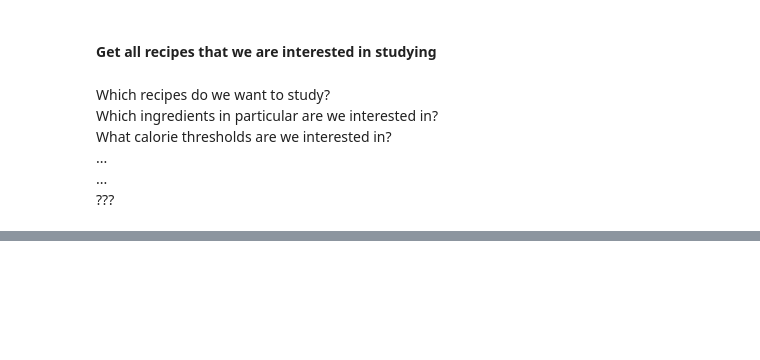
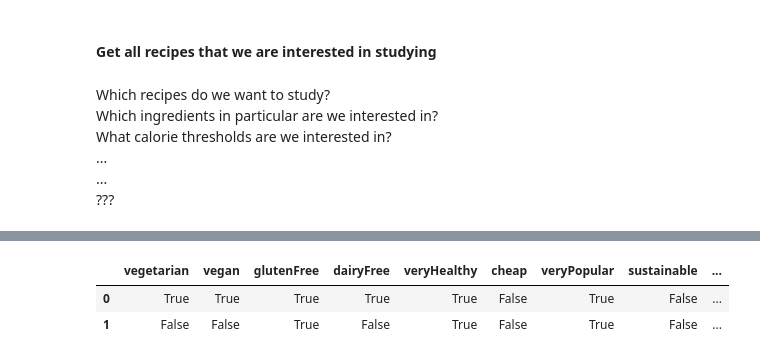
Before and after one commit to alexwcheng/recipe-webpage-ads, a Jupyter notebook: Jupyter_Notebooks/Spoonacular API Calls.ipynb, the cells around one changed output, grey strips where cells are left out. Drawn from its saved outputs; the diff is of its cells as text; code cells hidden in the pictures; blank space fills up the shorter version.

```diff
--- a/Jupyter_Notebooks/Spoonacular API Calls.ipynb
+++ b/Jupyter_Notebooks/Spoonacular API Calls.ipynb
@@ -376,0 +558,67 @@ def api_call():
+# %%
+# get detailed info for each recipe returned with another function - one call per recipe
+def recipe_id_api_call(recipe_ids_list):
+    api_key = '36be87b928154489b9190320a260d6ee'
+    all_recipes = []
+    for recipe_id in recipe_ids_list:
+        url = f'https://api.spoonacular.com/recipes/{recipe_id}/information?includeNutrition=true&apiKey={api_key}'
+        response = requests.get(url)
+        recipe_call = response.json()
+        all_recipes.append(recipe_call)
+    return all_recipes
+# %%
+recipe_list_test = [667917, 685861]
+test_res = recipe_id_api_call(recipe_list_test)
+# %%
+# Try data cleaning protocol on two recipes called
+
+# columns = ['vegetarian', 'vegan', 'glutenFree', 'dairyFree', 'veryHealthy', 'cheap',
+#            'veryPopular', 'sustainable', 'ketogenic', 'whole30', 'aggregateLikes',
+#            'spoonacularScore', 'healthScore', 'pricePerServing', 'extendedIngredients',
+#            'id', 'title', 'readyInMinutes', 'servings', 'nutrition', 'cuisines', 'dishTypes',
+#            'diets', 'occasions', 'winePairing', 'instructions', 'analyzedInstructions',
+#            'preparationMinutes', 'cookingMinutes']
+
+for recipe in test_res:
+    # Add clean nutrition column
+    nutrients = []
+    nutrient_amts = []
+    for index, val in enumerate(recipe['nutrition']['nutrients']):
+        nutrient_name = recipe['nutrition']['nutrients'][index]['title']
+        nutrients.append(nutrient_name)
+        nutrient_amt = recipe['nutrition']['nutrients'][index]['amount']
+        nutrient_amts.append(nutrient_amt)
+    recipe['nutrition_info'] = dict(zip(nutrients, nutrient_amts))
+
+    # Add num ingredients
+    recipe['num_ingredients'] = len(recipe['extendedIngredients'])
+
+    # Add list ingredients -- try overwriting existing information
+    ing_list = []
+    for index, val in enumerate(recipe['extendedIngredients']):
+        ing_name = recipe['extendedIngredients'][index]['name']
+        ing_list.append(ing_name)
+    recipe['extendedIngredients'] = ing_list
+
+    # Add ingredient types
+    ing_type_list = []
+    for index, val in enumerate(example_recipe_info['extendedIngredients']):
+        ing_type = example_recipe_info['extendedIngredients'][index]['aisle']
+        ing_type_list.append(ing_type)
+    ing_type_counts = dict(zip(Counter(ing_type_list).keys(), Counter(ing_type_list).values()))
+    recipe['ingredient_types'] = ing_type_counts
+
+    # Num steps
+    num_steps = len(example_recipe_info['analyzedInstructions'][0]['steps'])
+    recipe['num_steps'] = num_steps
+
+    # Num words in instructions
+    num_words = len(example_recipe_info['instructions'].split())
+    recipe['num_instruction_words'] = num_words
+
+df = pd.DataFrame(test_res)
+df
+# %% [output]
+|  | vegetarian | vegan | glutenFree | dairyFree | veryHealthy | cheap | veryPopular | sustainable | ... |
+| 0 | True | True | True | True | True | False | True | False | ... |
+| 1 | False | False | True | False | True | False | True | False | ... |
```
Also changed, not shown: parts of 23 cells of this notebook.
